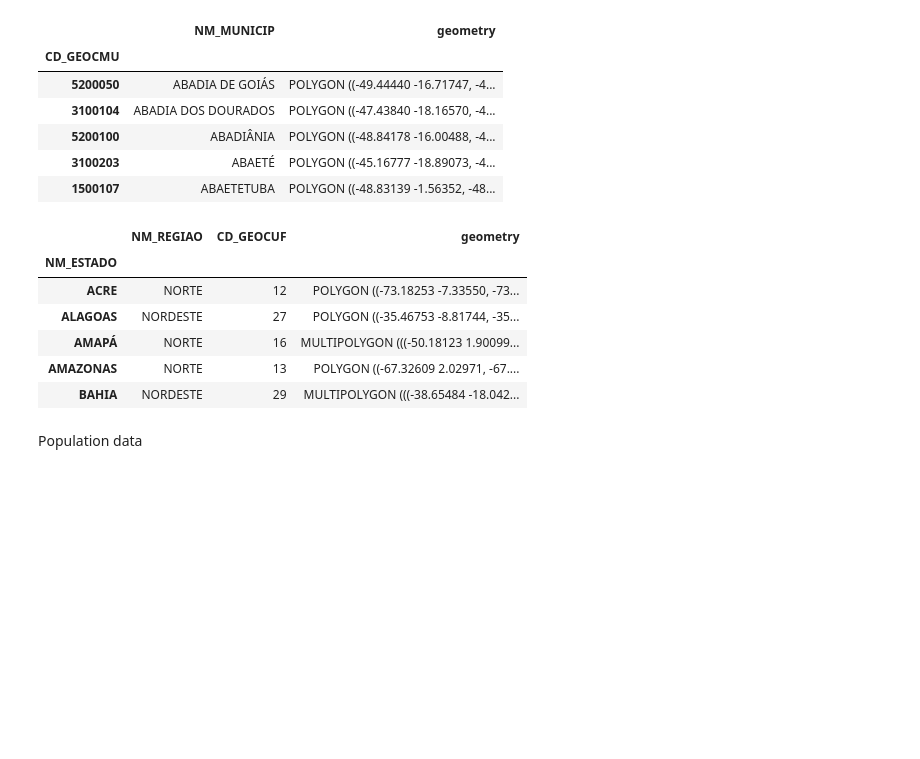
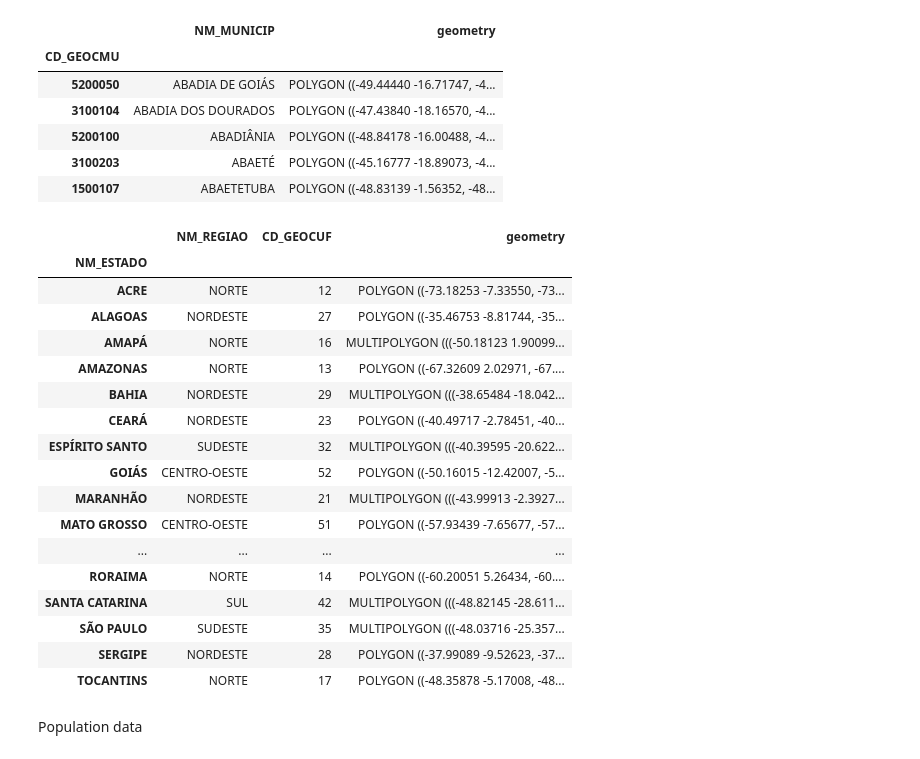
Before and after one commit to franciscogaluppo/Minor-Projects, a Jupyter notebook: notebooks/Brazilian Partition-Copy1.ipynb, the cells around one changed output. Saved outputs shown, nothing was run; the diff lists cells and outputs as text; code cells hidden in the pictures; blank space fills up the shorter version.

```diff
--- a/notebooks/Brazilian Partition.ipynb
+++ b/notebooks/Brazilian Partition-Copy1.ipynb
@@ -38,16 +331,27 @@ gdf.head()
 # %%
 gdf_est = gpd.read_file("Data/br_estados_2018/BRUFE250GC_SIR.shp")
 gdf_est = gdf_est.drop(gdf_est[(gdf_est["CD_GEOCUF"] == "53")].index)
 gdf_est = gdf_est.set_index("NM_ESTADO")
-gdf_est.head()
+gdf_est.head(27)
 # %% [output]
 |  | NM_REGIAO | CD_GEOCUF | geometry |
 | NM_ESTADO |  |  |  |
 | ACRE | NORTE | 12 | POLYGON ((-73.18253 -7.33550, -73... |
 | ALAGOAS | NORDESTE | 27 | POLYGON ((-35.46753 -8.81744, -35... |
 | AMAPÁ | NORTE | 16 | MULTIPOLYGON (((-50.18123 1.90099... |
 | AMAZONAS | NORTE | 13 | POLYGON ((-67.32609 2.02971, -67.... |
 | BAHIA | NORDESTE | 29 | MULTIPOLYGON (((-38.65484 -18.042... |
+| CEARÁ | NORDESTE | 23 | POLYGON ((-40.49717 -2.78451, -40... |
+| ESPÍRITO SANTO | SUDESTE | 32 | MULTIPOLYGON (((-40.39595 -20.622... |
+| GOIÁS | CENTRO-OESTE | 52 | POLYGON ((-50.16015 -12.42007, -5... |
+| MARANHÃO | NORDESTE | 21 | MULTIPOLYGON (((-43.99913 -2.3927... |
+| MATO GROSSO | CENTRO-OESTE | 51 | POLYGON ((-57.93439 -7.65677, -57... |
+| ... | ... | ... | ... |
+| RORAIMA | NORTE | 14 | POLYGON ((-60.20051 5.26434, -60.... |
+| SANTA CATARINA | SUL | 42 | MULTIPOLYGON (((-48.82145 -28.611... |
+| SÃO PAULO | SUDESTE | 35 | MULTIPOLYGON (((-48.03716 -25.357... |
+| SERGIPE | NORDESTE | 28 | POLYGON ((-37.99089 -9.52623, -37... |
+| TOCANTINS | NORTE | 17 | POLYGON ((-48.35878 -5.17008, -48... |
 # %% [markdown]
 Population data
 # %%
```
Also changed, not shown: parts of 39 cells of this notebook, 16 other files.
